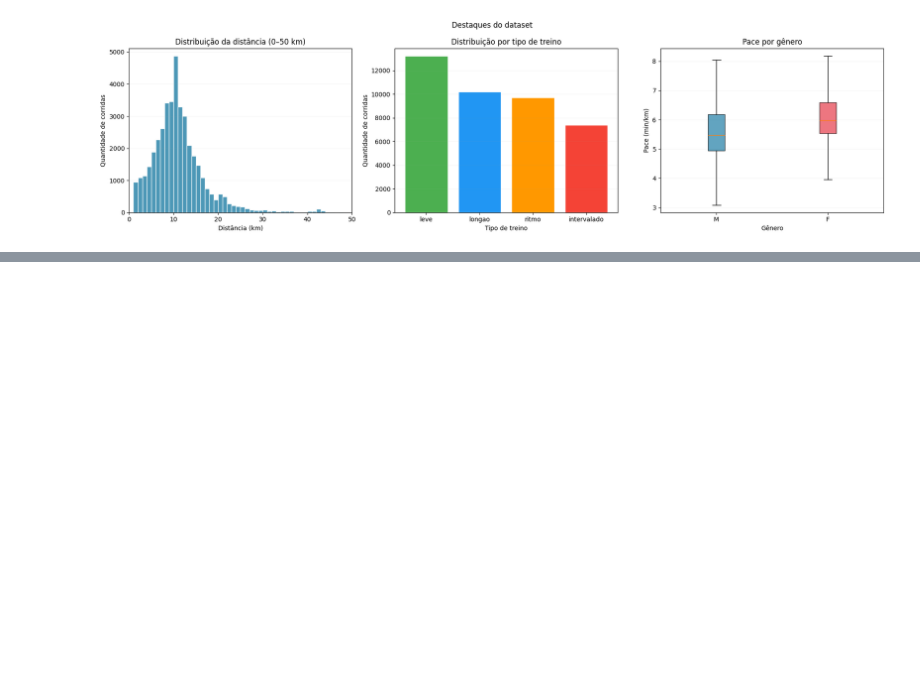
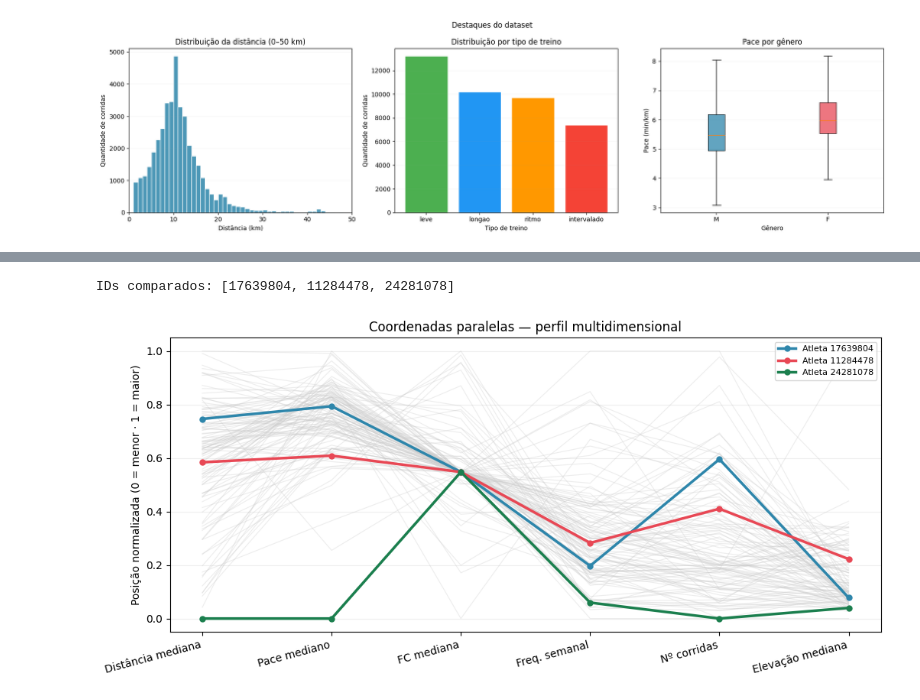
Before and after one commit to majutestoni/tcc-back, a Jupyter notebook: notebooks/visualizacao_dataset.ipynb, the cells around one changed output, grey strips where cells are left out. Cells and saved outputs as stored; diff of their text form; code cells hidden in the pictures; blank space fills up the shorter version.

```diff
--- a/notebooks/visualizacao_dataset.ipynb
+++ b/notebooks/visualizacao_dataset.ipynb
@@ -115,0 +156,10 @@ plt.show()
+# %%
+# Comparar até 3 atletas no mesmo gráfico de coordenadas paralelas
+ids_comparar = perfil_atletas.sample(3, seed=42)[COL_ATHLETE].to_list()
+print("IDs comparados:", ids_comparar)
+
+plotar_coordenadas_paralelas(perfil_atletas, destacar_ids=ids_comparar)
+plt.show()
+# %% [output]
+IDs comparados: [17639804, 11284478, 24281078]
+[figure, added]
```
Also changed, not shown: parts of 4 cells of this notebook, 12 other files.
